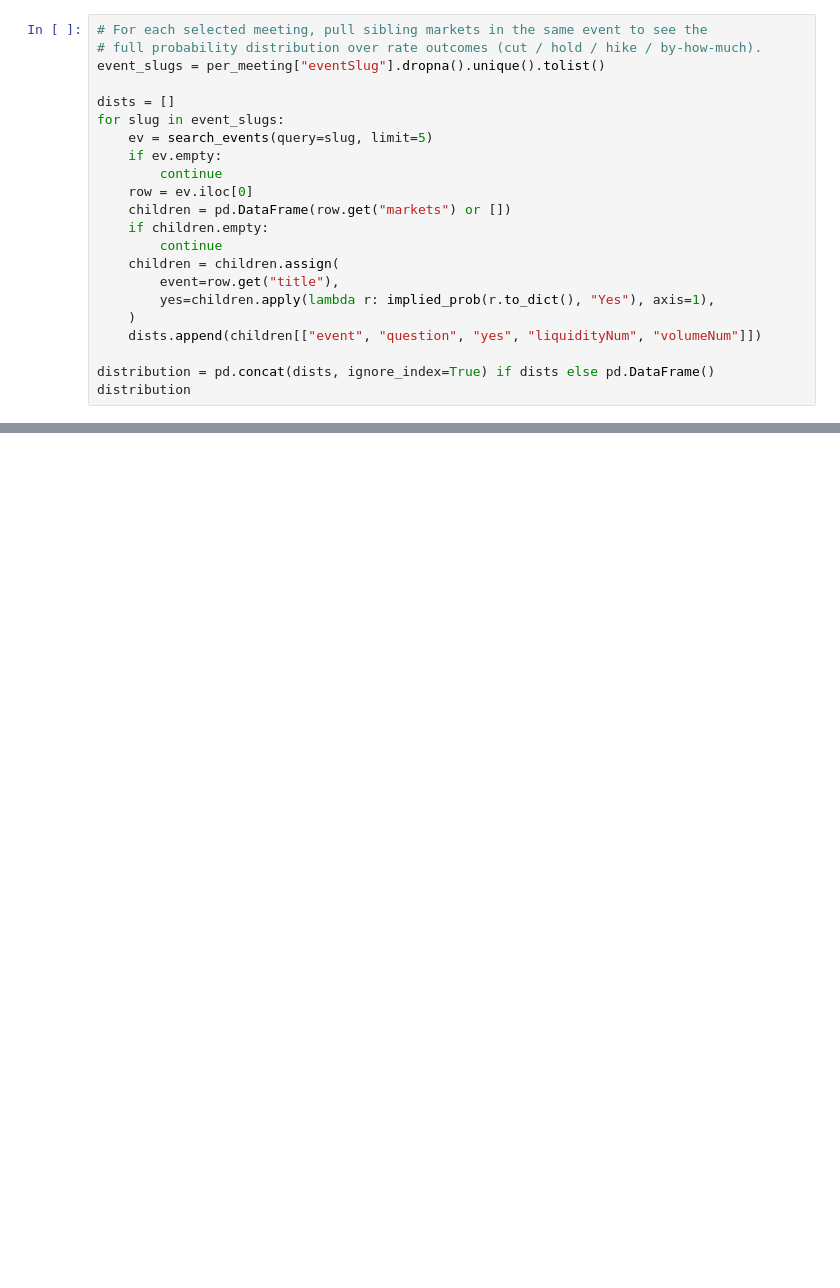
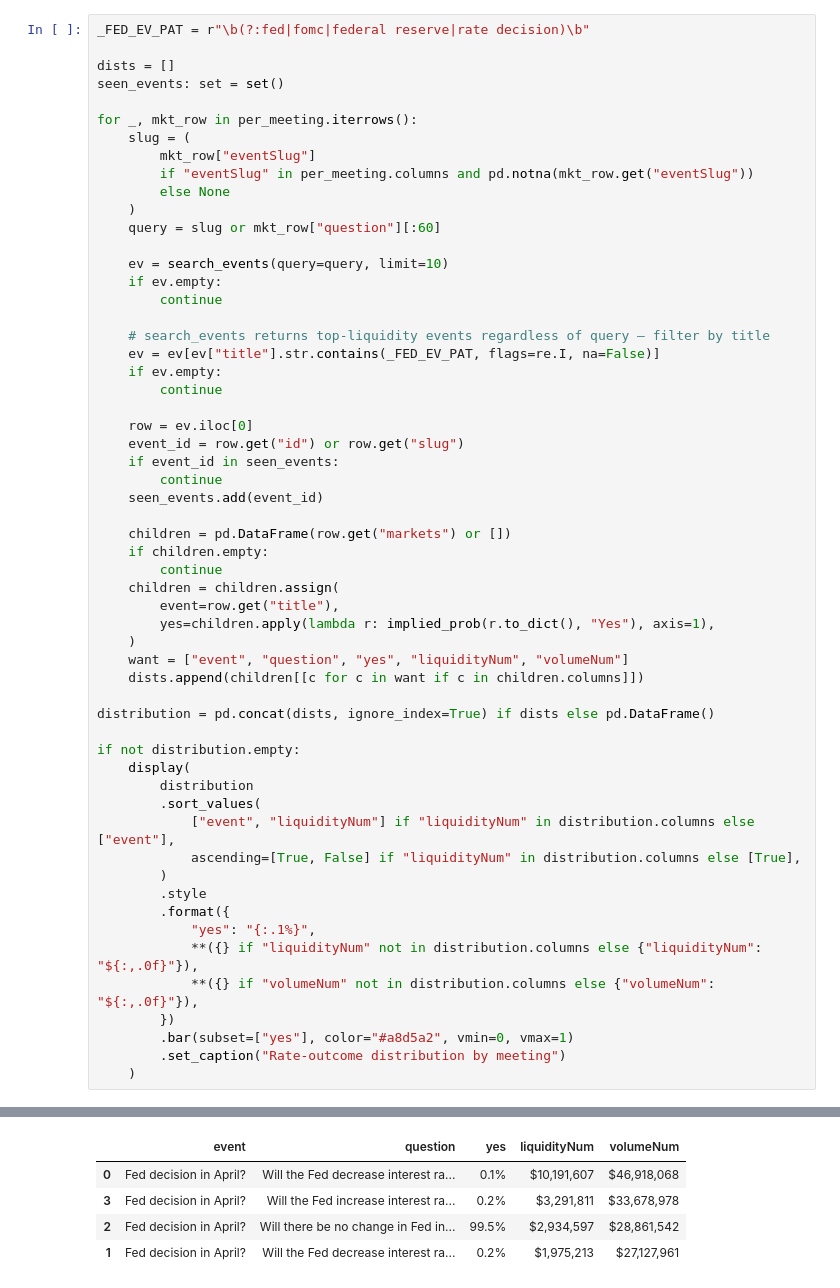
Before and after one commit to kingther94c/alpha_lab, a Jupyter notebook: notebooks/80_event_study/01_fed_rate_decisions.ipynb, the cells around one changed output, grey strips where cells are left out. Cells and saved outputs as stored; diff of their text form; blank space fills up the shorter version.

```diff
--- a/notebooks/80_event_study/01_fed_rate_decisions.ipynb
+++ b/notebooks/80_event_study/01_fed_rate_decisions.ipynb
@@ -38,14 +79,32 @@ tidy(per_meeting)
 # %%
-# For each selected meeting, pull sibling markets in the same event to see the
-# full probability distribution over rate outcomes (cut / hold / hike / by-how-much).
-event_slugs = per_meeting["eventSlug"].dropna().unique().tolist()
+_FED_EV_PAT = r"\b(?:fed|fomc|federal reserve|rate decision)\b"
 
 dists = []
-for slug in event_slugs:
-    ev = search_events(query=slug, limit=5)
+seen_events: set = set()
+
+for _, mkt_row in per_meeting.iterrows():
+    slug = (
+        mkt_row["eventSlug"]
+        if "eventSlug" in per_meeting.columns and pd.notna(mkt_row.get("eventSlug"))
+        else None
+    )
+    query = slug or mkt_row["question"][:60]
+
+    ev = search_events(query=query, limit=10)
     if ev.empty:
         continue
+
+    # search_events returns top-liquidity events regardless of query — filter by title
+    ev = ev[ev["title"].str.contains(_FED_EV_PAT, flags=re.I, na=False)]
+    if ev.empty:
+        continue
+
     row = ev.iloc[0]
+    event_id = row.get("id") or row.get("slug")
+    if event_id in seen_events:
+        continue
+    seen_events.add(event_id)
+
     children = pd.DataFrame(row.get("markets") or [])
     if children.empty:
         continue
@@ -53,7 +112,25 @@ for slug in event_slugs:
         event=row.get("title"),
         yes=children.apply(lambda r: implied_prob(r.to_dict(), "Yes"), axis=1),
     )
-    dists.append(children[["event", "question", "yes", "liquidityNum", "volumeNum"]])
+    want = ["event", "question", "yes", "liquidityNum", "volumeNum"]
+    dists.append(children[[c for c in want if c in children.columns]])
 
 distribution = pd.concat(dists, ignore_index=True) if dists else pd.DataFrame()
-distribution
+
+if not distribution.empty:
+    display(
+        distribution
+        .sort_values(
+            ["event", "liquidityNum"] if "liquidityNum" in distribution.columns else ["event"],
+            ascending=[True, False] if "liquidityNum" in distribution.columns else [True],
+        )
+        .style
+        .format({
+            "yes": "{:.1%}",
+            **({} if "liquidityNum" not in distribution.columns else {"liquidityNum": "${:,.0f}"}),
+            **({} if "volumeNum" not in distribution.columns else {"volumeNum": "${:,.0f}"}),
+        })
+        .bar(subset=["yes"], color="#a8d5a2", vmin=0, vmax=1)
+        .set_caption("Rate-outcome distribution by meeting")
+    )
+# %% [output]
@@ -59,0 +138,5 @@ distribution
+|  | event | question | yes | liquidityNum | volumeNum |
+| 0 | Fed decision in April? | Will the Fed decrease interest ra... | 0.1% | $10,191,607 | $46,918,068 |
+| 3 | Fed decision in April? | Will the Fed increase interest ra... | 0.2% | $3,291,811 | $33,678,978 |
+| 2 | Fed decision in April? | Will there be no change in Fed in... | 99.5% | $2,934,597 | $28,861,542 |
+| 1 | Fed decision in April? | Will the Fed decrease interest ra... | 0.2% | $1,975,213 | $27,127,961 |
```
Also changed, not shown: parts of 12 cells of this notebook, 1 other file.
